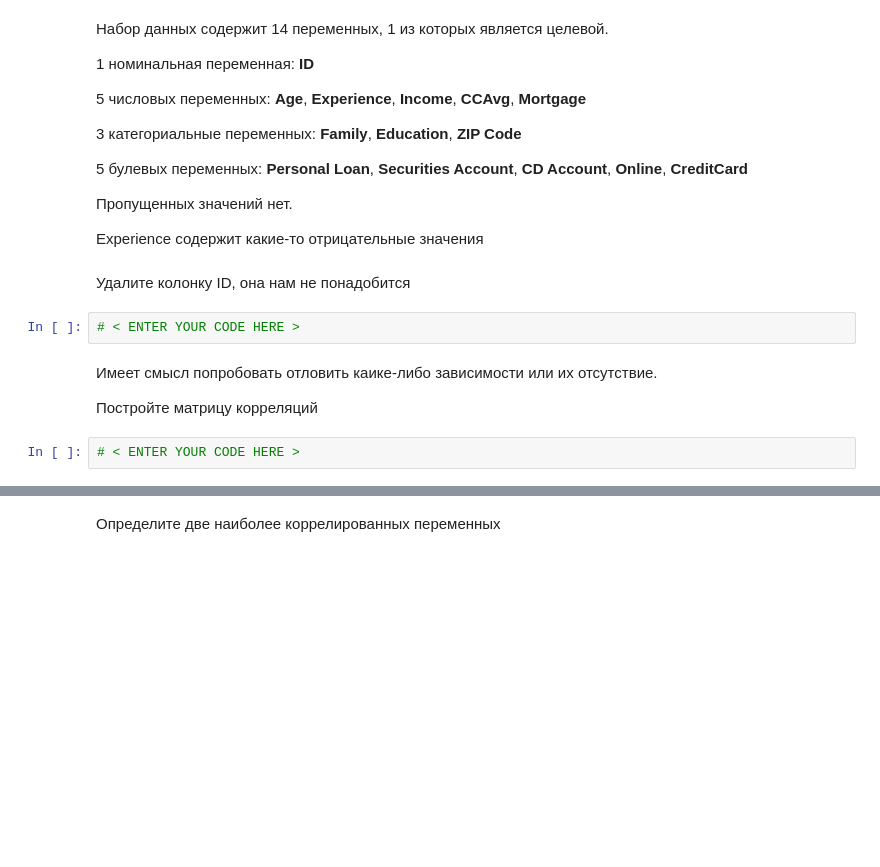
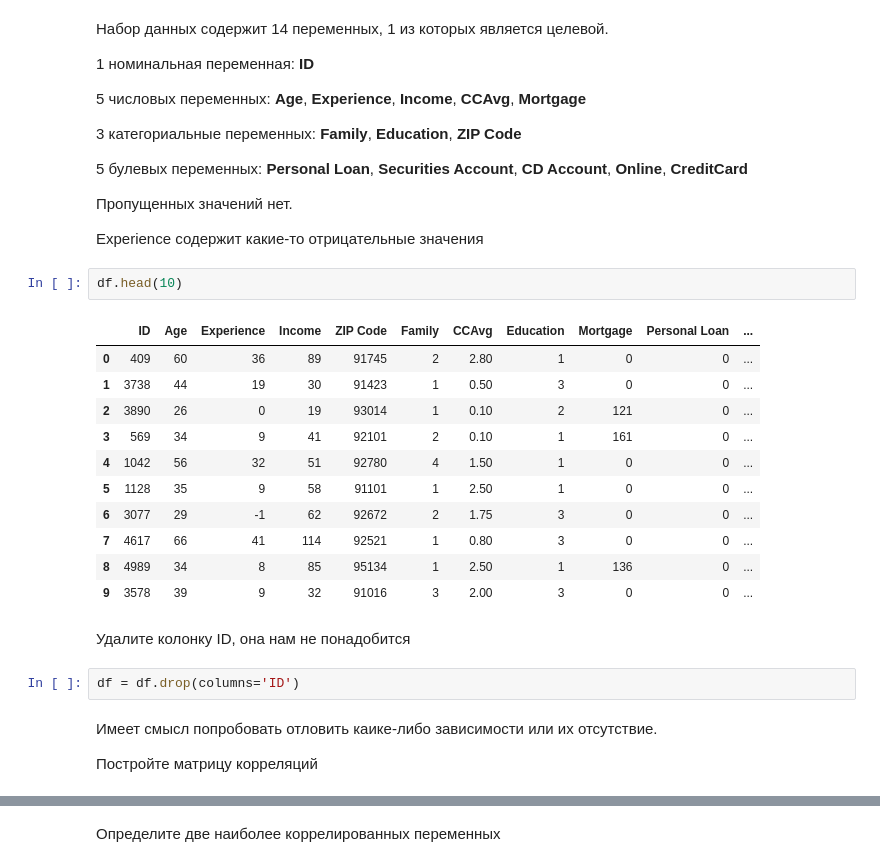
Before and after one commit to muzafarovdan/MyEducation, a Jupyter notebook: ML_OE/DecisionTree.ipynb, the cells around one changed output, grey strips where cells are left out. Drawn from its saved outputs; the diff is of its cells as text; blank space fills up the shorter version.

```diff
--- a/ML_OE/DecisionTree.ipynb
+++ b/ML_OE/DecisionTree.ipynb
@@ -60,13 +84,25 @@
 Пропущенных значений нет.
 
 Experience содержит какие-то отрицательные значения
+# %%
+df.head(10)
+# %% [output]
+|  | ID | Age | Experience | Income | ZIP Code | Family | CCAvg | Education | Mortgage | Personal Loan | ... |
+| 0 | 409 | 60 | 36 | 89 | 91745 | 2 | 2.80 | 1 | 0 | 0 | ... |
+| 1 | 3738 | 44 | 19 | 30 | 91423 | 1 | 0.50 | 3 | 0 | 0 | ... |
+| 2 | 3890 | 26 | 0 | 19 | 93014 | 1 | 0.10 | 2 | 121 | 0 | ... |
+| 3 | 569 | 34 | 9 | 41 | 92101 | 2 | 0.10 | 1 | 161 | 0 | ... |
+| 4 | 1042 | 56 | 32 | 51 | 92780 | 4 | 1.50 | 1 | 0 | 0 | ... |
+| 5 | 1128 | 35 | 9 | 58 | 91101 | 1 | 2.50 | 1 | 0 | 0 | ... |
+| 6 | 3077 | 29 | -1 | 62 | 92672 | 2 | 1.75 | 3 | 0 | 0 | ... |
+| 7 | 4617 | 66 | 41 | 114 | 92521 | 1 | 0.80 | 3 | 0 | 0 | ... |
+| 8 | 4989 | 34 | 8 | 85 | 95134 | 1 | 2.50 | 1 | 136 | 0 | ... |
+| 9 | 3578 | 39 | 9 | 32 | 91016 | 3 | 2.00 | 3 | 0 | 0 | ... |
 # %% [markdown]
 Удалите колонку ID, она нам не понадобится
-# %%
-# < ENTER YOUR CODE HERE >
+# %%
+df = df.drop(columns='ID')
 # %% [markdown]
 Имеет смысл попробовать отловить каике-либо зависимости или их отсутствие.
 
 Постройте матрицу корреляций
-# %%
-# < ENTER YOUR CODE HERE >
```
Also changed, not shown: parts of 44 cells of this notebook, 1 other file.
